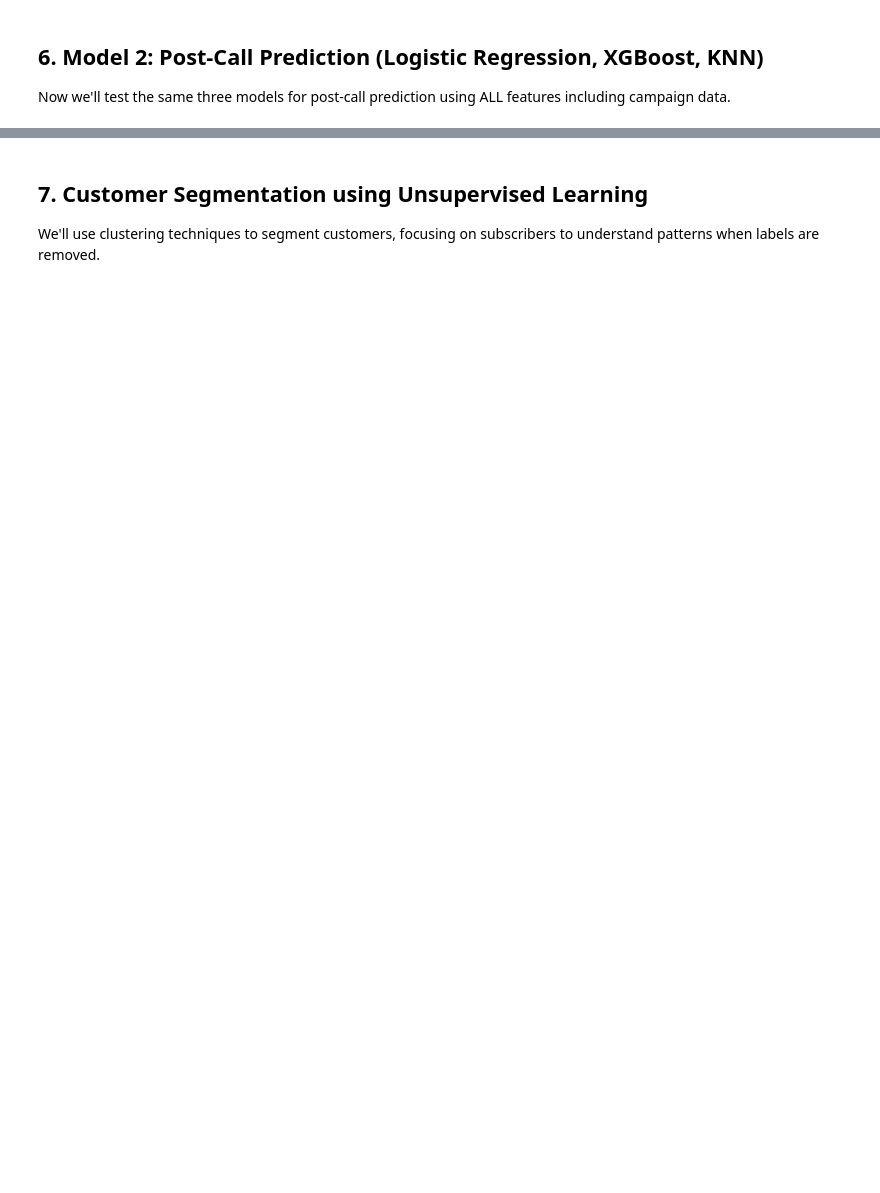
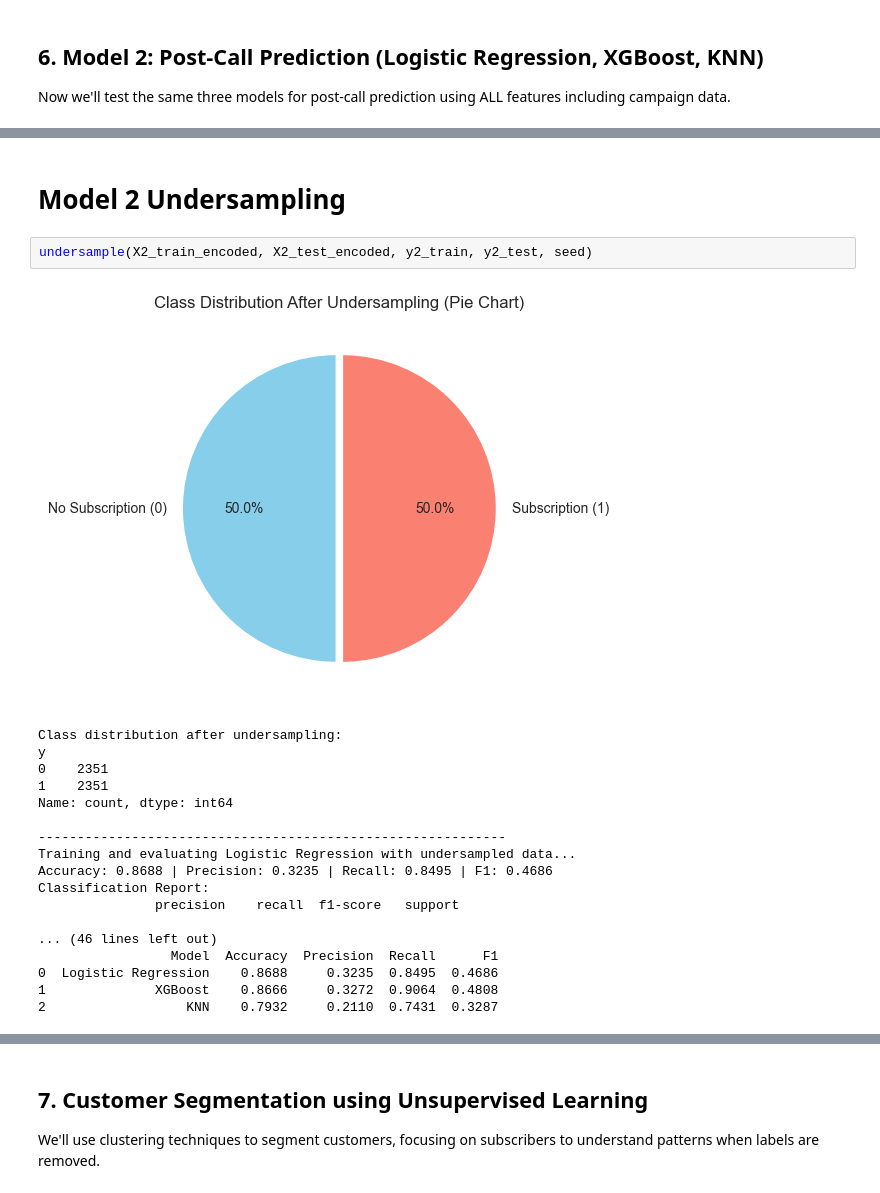
Before and after one commit to osamaizhar/Term-Deposit-Marketing-Analysis, a Jupyter notebook: prediction_model_training_v2.ipynb, the cells around one changed output, grey strips where cells are left out. Cells and saved outputs as stored; diff of their text form; blank space fills up the shorter version.

```diff
--- a/prediction_model_training_v2.ipynb
+++ b/prediction_model_training_v2.ipynb
@@ -1165,0 +1450,23 @@ print(f"\n✅ Completed testing all three models for Post-Call Prediction!")
+# %% [markdown]
+# Model 2 Undersampling
+# %%
+undersample(X2_train_encoded, X2_test_encoded, y2_train, y2_test, seed)
+# %% [output]
+[figure, added]
+Class distribution after undersampling:
+y
+0    2351
+1    2351
+Name: count, dtype: int64
+
+------------------------------------------------------------
+Training and evaluating Logistic Regression with undersampled data...
+Accuracy: 0.8688 | Precision: 0.3235 | Recall: 0.8495 | F1: 0.4686
+Classification Report:
+               precision    recall  f1-score   support
+
+... (46 lines left out)
+                 Model  Accuracy  Precision  Recall      F1
+0  Logistic Regression    0.8688     0.3235  0.8495  0.4686
+1              XGBoost    0.8666     0.3272  0.9064  0.4808
+2                  KNN    0.7932     0.2110  0.7431  0.3287
```
Also changed, not shown: parts of 40 cells of this notebook.
